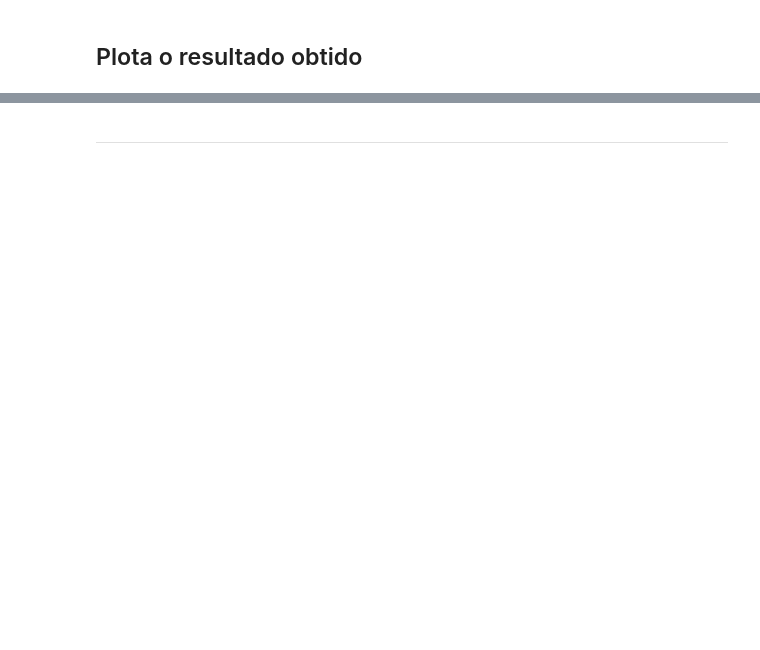
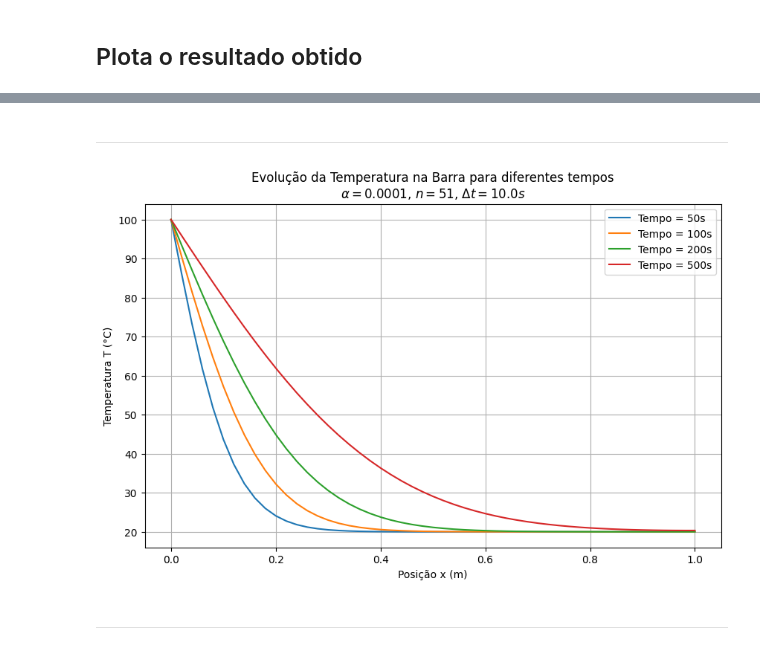
Before and after one commit to ViniciusCMB/Metodos_Num, a Jupyter notebook: 2025.2/trabalho3.ipynb, the cells around one changed output, grey strips where cells are left out. Saved outputs shown, nothing was run; the diff lists cells and outputs as text; code cells hidden in the pictures; blank space fills up the shorter version.

```diff
--- a/2025.2/trabalho3.ipynb
+++ b/2025.2/trabalho3.ipynb
@@ -121,2 +103,26 @@ plt.show()
+# %% [markdown]
+---
+# %%
+# Tempos que queremos plotar (em segundos)
+tempos_para_plotar = [50, 100, 200, 500]
+
+# Executa a solução para cada tempo requisitado e armazena (T, x)
+resultados = [resolver_difusao(t, n, L, alpha, dt, T_A, q_L, T_inicial) for t in tempos_para_plotar]
+T_historico = [res[0] for res in resultados]
+x = resultados[0][1]  # mesmas posições x para todas as soluções
+
+plt.figure(figsize=(10, 6))
+for idx, t_plot in enumerate(tempos_para_plotar):
+    plt.plot(x, T_historico[idx], label=f'Tempo = {t_plot}s')
+
+plt.xlabel('Posição x (m)')
+plt.ylabel('Temperatura T (°C)')
+plt.title(f'Evolução da Temperatura na Barra para diferentes tempos\n$\\alpha={alpha}$, $n={n}$, $\Delta t={dt}s$')
+plt.grid(True)
+plt.legend()
+plt.savefig('grafico_evolucao_temperatura_tempos.png')
+plt.show()
+# %% [output]
+[figure, added]
 # %% [markdown]
 ---------------------------
```
Also changed, not shown: parts of 7 cells of this notebook, 3 other files.
